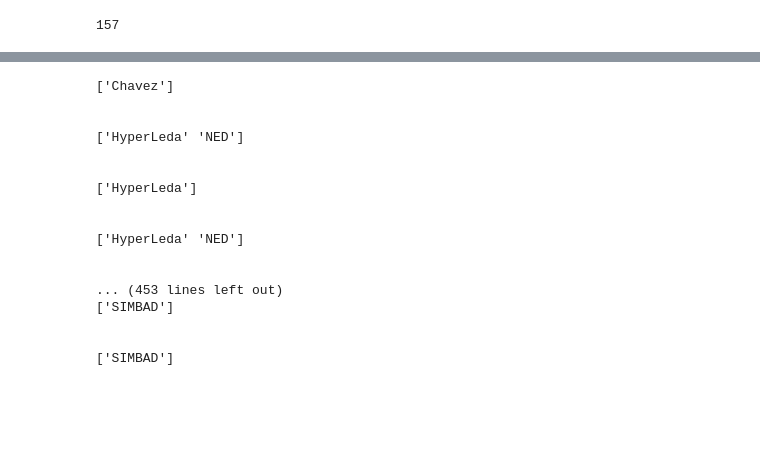
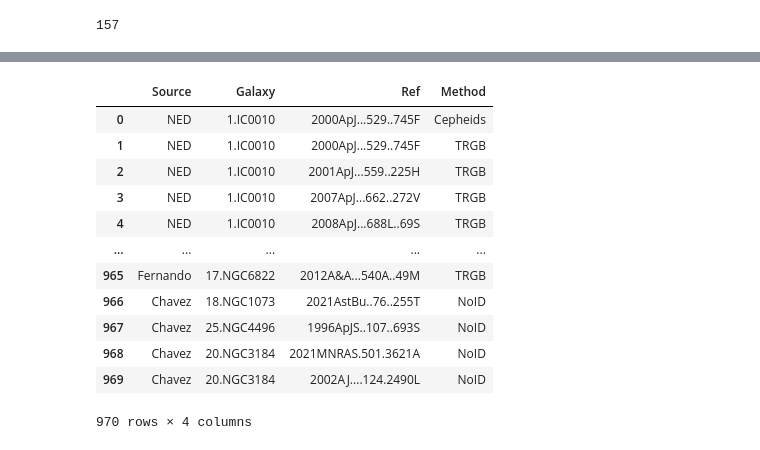
Before and after one commit to hol1m4n/HIIGalaxies, a Jupyter notebook: Modulus/RefSearch.ipynb, the cells around one changed output, grey strips where cells are left out. Drawn from its saved outputs; the diff is of its cells as text; code cells hidden in the pictures; blank space fills up the shorter version.

Commit message:
Final article classification

```diff
--- a/Modulus/RefSearch.ipynb
+++ b/Modulus/RefSearch.ipynb
@@ -531,5 +531,5 @@ NoLMC_data.to_csv("/home/hollman/HIIGalaxies/Modulus/REF_Venn/venn_data_NoLMC.tx
 # %%
-Final_list = pd.read_csv("/home/hollman/HIIGalaxies/Modulus/REF_Venn/venn_data_NoLMC.txt",
+Final_list = pd.read_csv("/home/holman/HIIGalaxies/Modulus/REF_Venn/venn_data_NoLMC.txt",
                        sep=',',
                         names=['Source', 'Galaxy', 'Ref','Method'])
 
@@ -541,29 +559,48 @@ len(articulos)
+# %%
+Final_list
+# %% [output]
+|  | Source | Galaxy | Ref | Method |
+| 0 | NED | 1.IC0010 | 2000ApJ...529..745F | Cepheids |
+| 1 | NED | 1.IC0010 | 2000ApJ...529..745F | TRGB |
+| 2 | NED | 1.IC0010 | 2001ApJ...559..225H | TRGB |
+| 3 | NED | 1.IC0010 | 2007ApJ...662..272V | TRGB |
+| 4 | NED | 1.IC0010 | 2008ApJ...688L..69S | TRGB |
+| ... | ... | ... | ... | ... |
+| 965 | Fernando | 17.NGC6822 | 2012A&A...540A..49M | TRGB |
+| 966 | Chavez | 18.NGC1073 | 2021AstBu..76..255T | NoID |
+| 967 | Chavez | 25.NGC4496 | 1996ApJS..107..693S | NoID |
+| 968 | Chavez | 20.NGC3184 | 2021MNRAS.501.3621A | NoID |
+| 969 | Chavez | 20.NGC3184 | 2002AJ....124.2490L | NoID |
+970 rows × 4 columns
 # %%
 Articulos_info = []
 
+with open("/home/holman/HIIGalaxies/Modulus/REF_Venn/articles_track.txt", "a+") as f:
+    f.write(f"Bibcode,{','.join(map(str, header_array))}\n")
 
 
 for e in articulos:
     item = Final_list[Final_list['Ref']==e]
     #print(item)
+
+    # Bibcode , Checked(Fernando), NED, HyperLeda, SIMBAD, Chavez, PLRC, TRGB, RRLyrae, NoID,1,2,3,4,5,6,7,8,9,10,11,12,13,14,15,16,17,18,19,20,21,22,23,24,25,26,27,28,29,30,31,32
+
     fuentes = np.unique(item['Source'])
-    print(fuentes)
-    print("\n")
+    metodo = np.unique(item['Method'])
+    gal_host = np.unique(item['Galaxy'])
+    filterby_bib = np.concatenate((fuentes,metodo,gal_host))
+
+
+    matching = np.isin(header_array,filterby_bib)
+    matching = np.where(matching, 1, 0)
+
+
+    with open("/home/holman/HIIGalaxies/Modulus/REF_Venn/articles_track.txt", "a+") as f:
+        #f.write(f"{e} {matching}\n")
+        f.write(f"{e},{','.join(map(str, matching))}\n")
+
+
+    #print(e," ",fuentes," ",gal_host," ",metodo)
+    #print("\n")
+    #print(filterby_bib,"\n")
+    #print(e,matching,"\n")
-# %% [output]
-['Chavez']
-
-
-['HyperLeda' 'NED']
-
-
-['HyperLeda']
-
-
-['HyperLeda' 'NED']
-
-
-... (453 lines left out)
-['SIMBAD']
-
-
-['SIMBAD']
```
Also changed, not shown: parts of 4 cells of this notebook, 3 other files.
